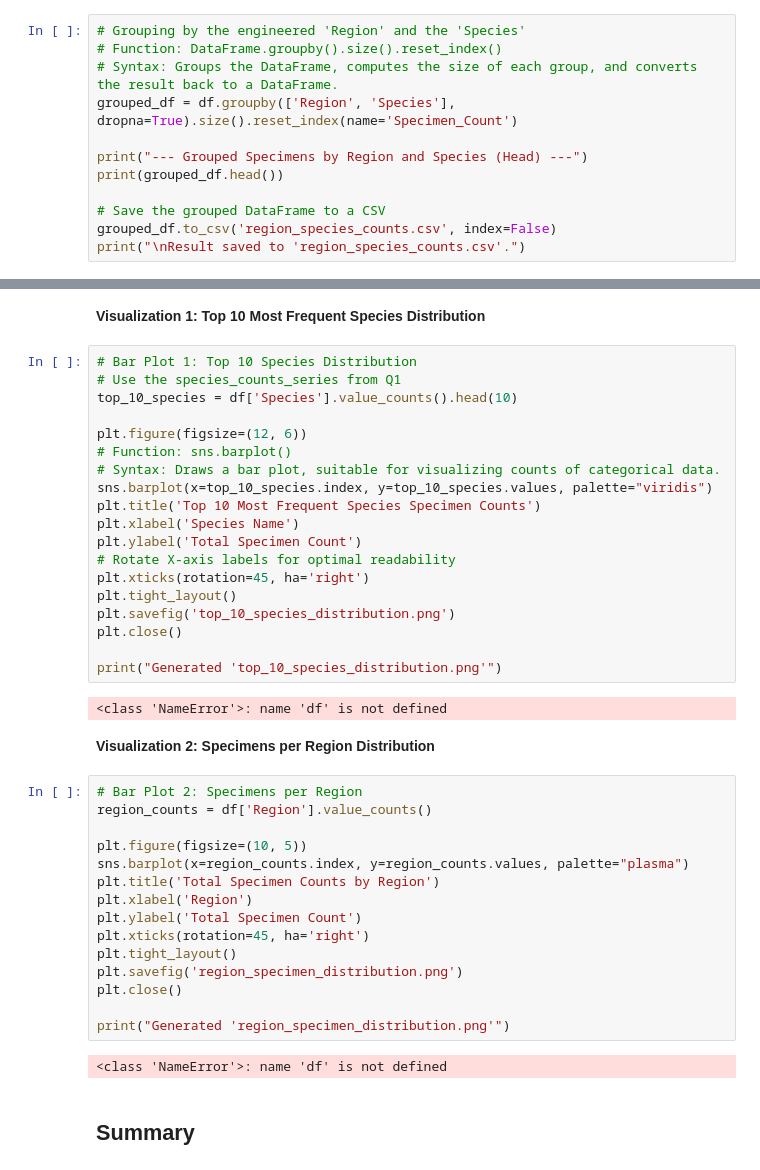
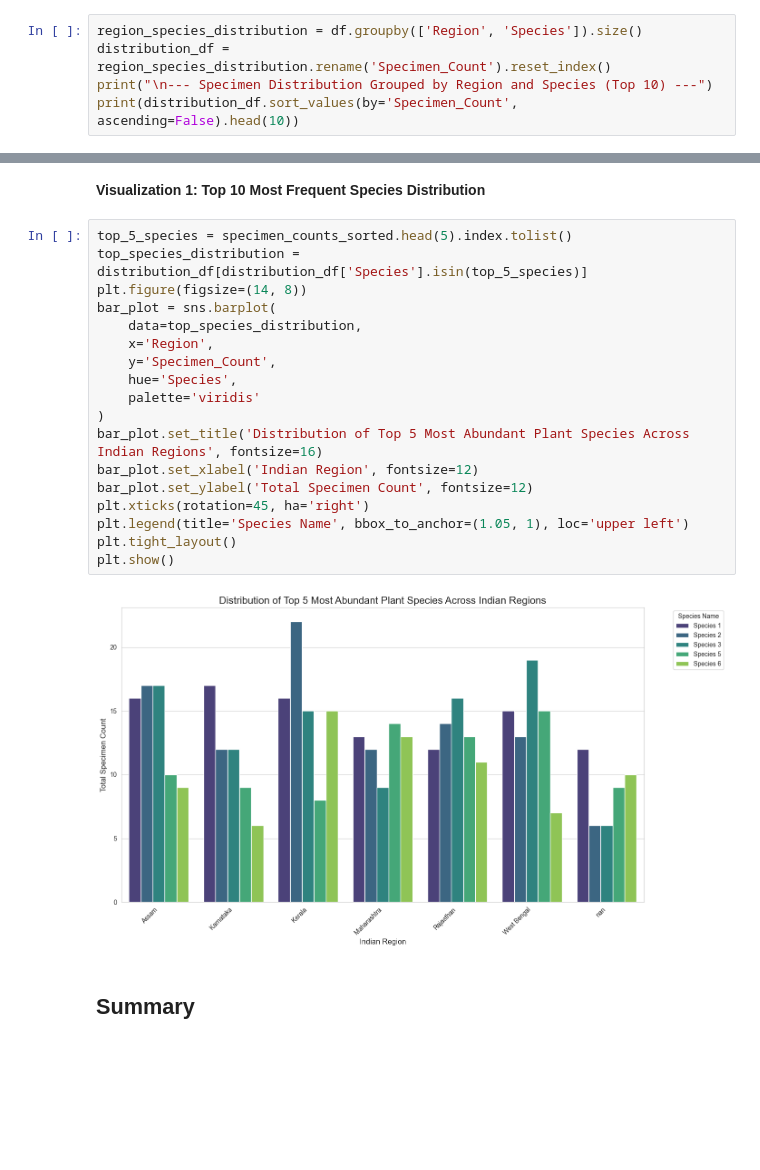
Before and after one commit to charishma-25/Edav-Assignment, a Jupyter notebook: Intro.ipynb, the cells around one changed output, grey strips where cells are left out. Saved outputs shown, nothing was run; the diff lists cells and outputs as text; blank space fills up the shorter version.

```diff
--- a/Intro.ipynb
+++ b/Intro.ipynb
@@ -102,15 +117,8 @@ print(f"Imputation Value Used (Mode): '{imputation_value}'")
 # %% [markdown]
 **Objective:** Aggregate the total specimen counts based on the combined hierarchy of Region and Species.
 # %%
-# Grouping by the engineered 'Region' and the 'Species'
-# Function: DataFrame.groupby().size().reset_index()
-# Syntax: Groups the DataFrame, computes the size of each group, and converts the result back to a DataFrame.
-grouped_df = df.groupby(['Region', 'Species'], dropna=True).size().reset_index(name='Specimen_Count')
-
-print("--- Grouped Specimens by Region and Species (Head) ---")
-print(grouped_df.head())
-
-# Save the grouped DataFrame to a CSV
-grouped_df.to_csv('region_species_counts.csv', index=False)
-print("\nResult saved to 'region_species_counts.csv'.")
+region_species_distribution = df.groupby(['Region', 'Species']).size()
+distribution_df = region_species_distribution.rename('Specimen_Count').reset_index()
+print("\n--- Specimen Distribution Grouped by Region and Species (Top 10) ---")
+print(distribution_df.sort_values(by='Specimen_Count', ascending=False).head(10))
 # %% [output]
@@ -122,45 +141,25 @@ print("\nResult saved to 'region_species_counts.csv'.")
 # %% [markdown]
 **Visualization 1: Top 10 Most Frequent Species Distribution**
 # %%
-# Bar Plot 1: Top 10 Species Distribution
-# Use the species_counts_series from Q1
-top_10_species = df['Species'].value_counts().head(10)
-
-plt.figure(figsize=(12, 6))
-# Function: sns.barplot()
-# Syntax: Draws a bar plot, suitable for visualizing counts of categorical data.
-sns.barplot(x=top_10_species.index, y=top_10_species.values, palette="viridis")
-plt.title('Top 10 Most Frequent Species Specimen Counts')
-plt.xlabel('Species Name')
-plt.ylabel('Total Specimen Count')
-# Rotate X-axis labels for optimal readability
+top_5_species = specimen_counts_sorted.head(5).index.tolist()
+top_species_distribution = distribution_df[distribution_df['Species'].isin(top_5_species)]
+plt.figure(figsize=(14, 8))
+bar_plot = sns.barplot(
+    data=top_species_distribution,
+    x='Region',
+    y='Specimen_Count',
+    hue='Species',
+    palette='viridis'
+)
+bar_plot.set_title('Distribution of Top 5 Most Abundant Plant Species Across Indian Regions', fontsize=16)
+bar_plot.set_xlabel('Indian Region', fontsize=12)
+bar_plot.set_ylabel('Total Specimen Count', fontsize=12)
 plt.xticks(rotation=45, ha='right')
+plt.legend(title='Species Name', bbox_to_anchor=(1.05, 1), loc='upper left')
 plt.tight_layout()
-plt.savefig('top_10_species_distribution.png')
-plt.close()
-
-print("Generated 'top_10_species_distribution.png'")
+plt.show()
 # %% [output]
-<class 'NameError'>: name 'df' is not defined
+[figure, added]
-# %% [markdown]
-**Visualization 2: Specimens per Region Distribution**
-# %%
-# Bar Plot 2: Specimens per Region
-region_counts = df['Region'].value_counts()
-
-plt.figure(figsize=(10, 5))
-sns.barplot(x=region_counts.index, y=region_counts.values, palette="plasma")
-plt.title('Total Specimen Counts by Region')
-plt.xlabel('Region')
-plt.ylabel('Total Specimen Count')
-plt.xticks(rotation=45, ha='right')
-plt.tight_layout()
-plt.savefig('region_specimen_distribution.png')
-plt.close()
-
-print("Generated 'region_specimen_distribution.png'")
-# %% [output]
-<class 'NameError'>: name 'df' is not defined
 # %% [markdown]
 ## Summary
 # %% [markdown]
```
Also changed, not shown: parts of 9 cells of this notebook.
